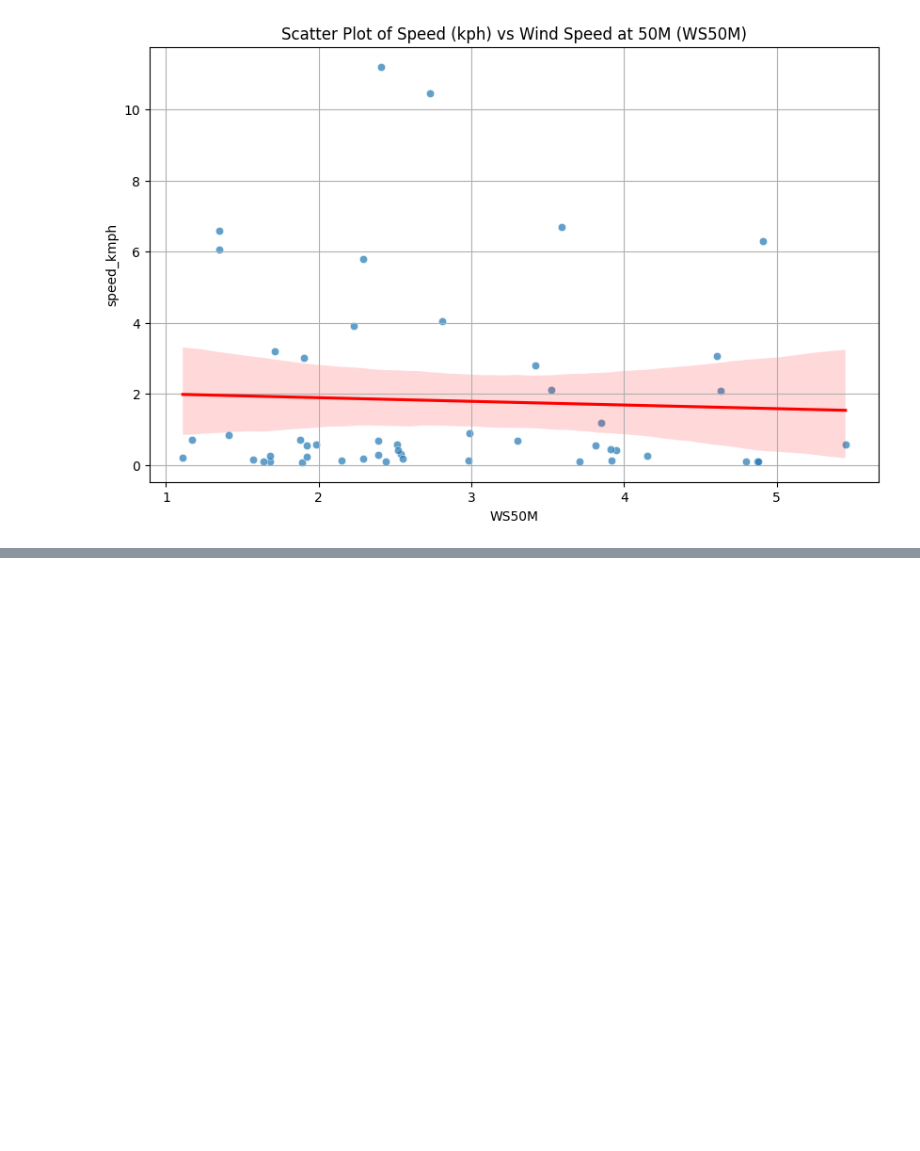
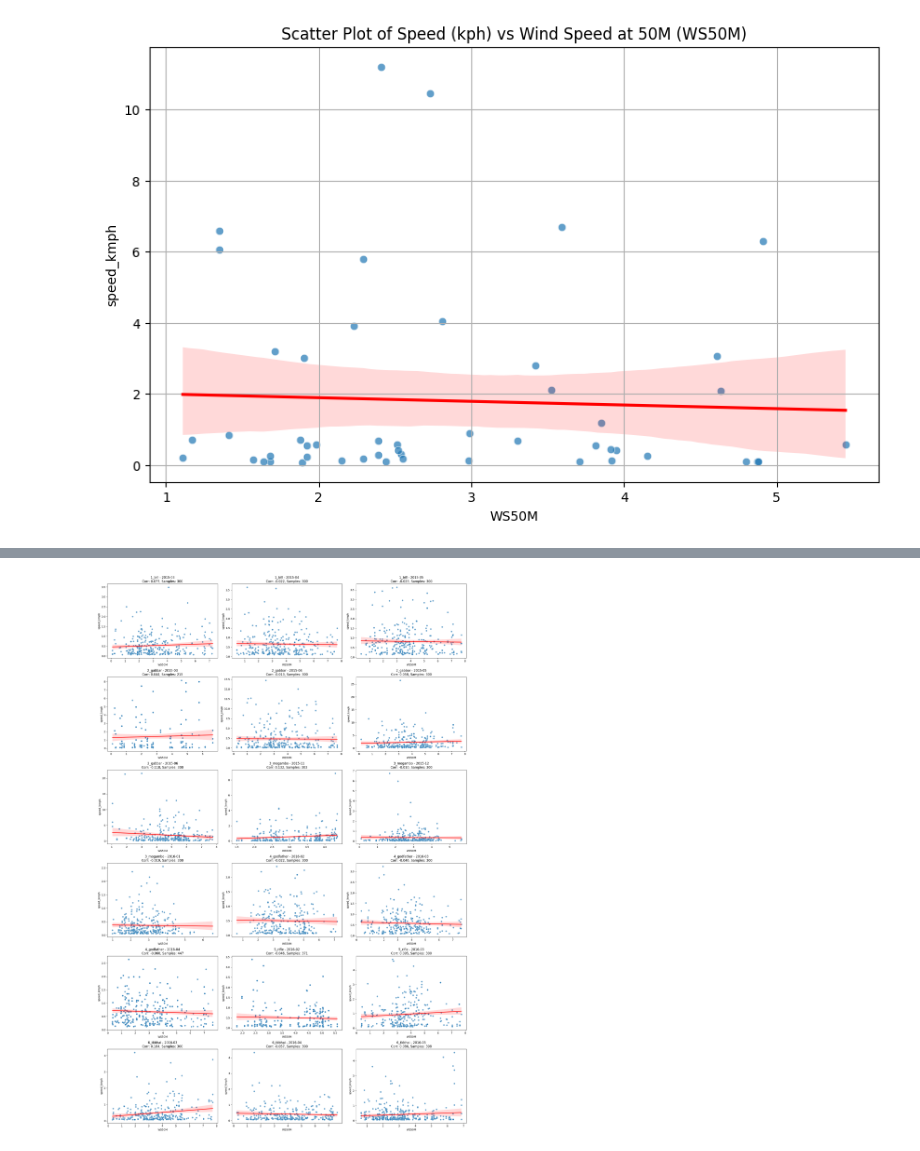
Before and after one commit to vishals25/hornbill-suitability-analysis-using-autoencoders, a Jupyter notebook: 5_speed_correlation.ipynb, the cells around one changed output, grey strips where cells are left out. Cells and saved outputs as stored; diff of their text form; code cells hidden in the pictures; blank space fills up the shorter version.

```diff
--- a/5_speed_correlation.ipynb
+++ b/5_speed_correlation.ipynb
@@ -366,0 +299,91 @@ AssertionError:
+# %%
+import pandas as pd
+import numpy as np
+import seaborn as sns
+import matplotlib.pyplot as plt
+
+# Read the data
+data = pd.read_excel("./out/bird_speed_corr.xlsx")
+df = pd.DataFrame(data)
+
+# Convert TIMESTAMP to datetime
+df['TIMESTAMP'] = pd.to_datetime(df['TIMESTAMP'])
+
+# Add a month column
+df['month'] = df['TIMESTAMP'].dt.to_period('M')
+
+# Remove outliers based on wind speed (WS50M column), using Z-score approximation
+mean_wind_speed = df['WS50M'].mean()
+std_wind_speed = df['WS50M'].std()
+df = df[(df['WS50M'] >= mean_wind_speed - 2 * std_wind_speed) &
+        (df['WS50M'] <= mean_wind_speed + 2 * std_wind_speed)]
+
+# Group by individual-local-identifier and month
+grouped = df.groupby(['individual-local-identifier', 'month'])
+
+# Store correlation results
+correlation_results = []
+
+# Plotting setup
+num_groups = len(grouped)
+rows = (num_groups + 2) // 3  # Calculate number of rows for subplots
+cols = min(num_groups, 3)  # Max 3 columns
+
+plt.figure(figsize=(20, 5 * rows))
+
+# Iterate through each group
+for i, ((individual, month), group) in enumerate(grouped):
+    # Calculate Q2 (25th percentile) for speed
+    q2_speed = group['speed_kmph'].quantile(0.25)
+
+    # Filter group data
+    filtered_group = group[group['speed_kmph'] > q2_speed]
+
+    # Randomly sample 500 if more than 500 samples
+    if len(filtered_group) > 500:
+        filtered_group = filtered_group.sample(n=300, random_state=24)
+
+    # Calculate correlation if enough samples
+    if len(filtered_group) > 5:
+        correlation = filtered_group[['speed_kmph', 'WS50M']].corr().iloc[0, 1]
+
+        # Store correlation result
+        correlation_results.append({
+            'individual': individual,
+            'month': str(month),  # Convert to string for better readability
+            'correlation': correlation,
+            'num_samples': len(filtered_group)
+        })
+
+        # Create subplot
+        plt.subplot(rows, cols, i+1)
+        sns.scatterplot(data=filtered_group, x='WS50M', y='speed_kmph', alpha=0.7)
+        plt.title(f'{individual} - {month}\nCorr: {correlation:.3f}, Samples: {len(filtered_group)}')
+        plt.xlabel('Wind Speed at 50M')
+        plt.ylabel('Speed (kph)')
+        sns.regplot(data=filtered_group, x='WS50M', y='speed_kmph', scatter=False, color='red')
+
+plt.tight_layout()
+plt.show()
+
+# Convert correlation results to DataFrame
+correlation_df = pd.DataFrame(correlation_results)
+print("\nCorrelation Results:")
+print(correlation_df)
+
+# Optional: Save correlation results to CSV
+# correlation_df.to_csv('./correlation_results.csv', index=False)
+
+# Additional analysis: Overall distribution of correlations
+plt.figure(figsize=(10, 6))
+sns.histplot(correlation_df['correlation'], kde=True)
+plt.title('Distribution of Correlations')
+plt.xlabel('Correlation Coefficient')
+plt.ylabel('Frequency')
+plt.show()
+
+# Print summary statistics of correlations
+print("\nCorrelation Summary Statistics:")
+print(correlation_df['correlation'].describe())
+# %% [output]
+[figure, added]
```
Also changed, not shown: parts of 2 cells of this notebook, 16 other files.
